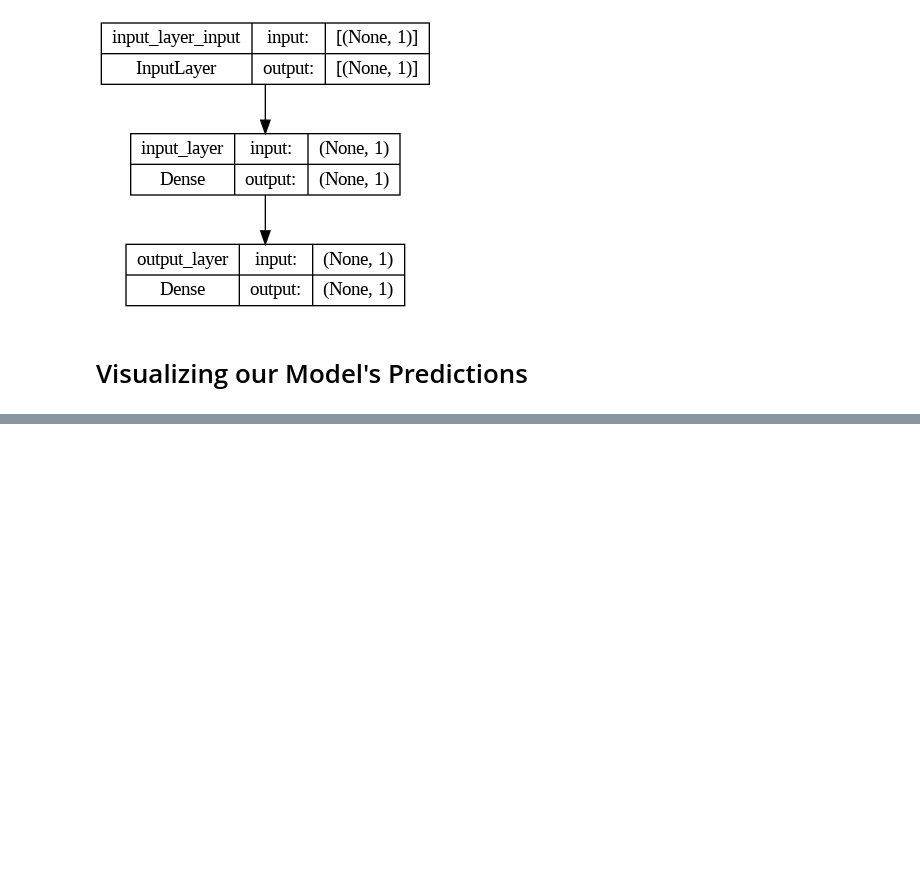
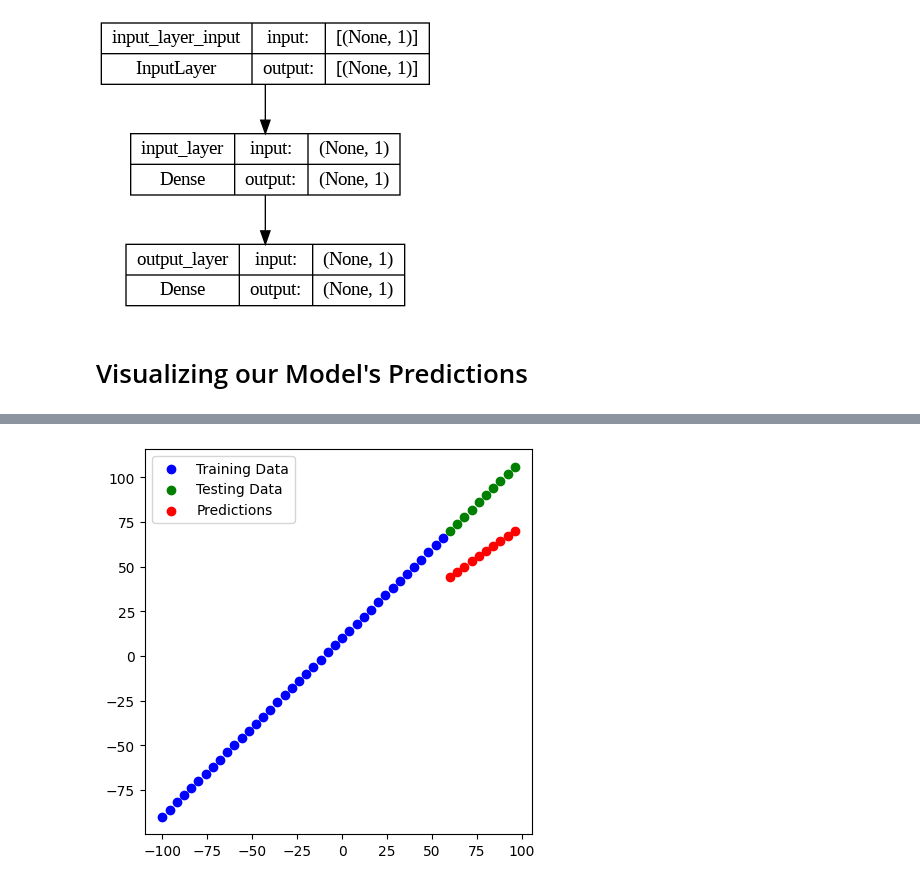
Before and after one commit to MusadaqTanvir/TensforFlowCodes, a Jupyter notebook: 01_Neural_Network_with_TF.ipynb, the cells around one changed output, grey strips where cells are left out. Cells and saved outputs as stored; diff of their text form; code cells hidden in the pictures; blank space fills up the shorter version.

```diff
--- a/01_Neural_Network_with_TF.ipynb
+++ b/01_Neural_Network_with_TF.ipynb
@@ -354,0 +461,3 @@ plot_model(model=model,show_shapes=True)
+# %%
+y_predictions = tf.squeeze(tf.constant(y_predictions))
+y_predictions
@@ -354,0 +474,5 @@ plot_model(model=model,show_shapes=True)
+# %%
+# Mean Square Error
+m = tf.metrics.MeanSquaredError()
+m.update_state(y_test,y_predictions)
+m.result().numpy()
@@ -354,0 +493,10 @@ plot_model(model=model,show_shapes=True)
+# %%
+# Creating a Model
+model_1 = tf.keras.Sequential([
+    tf.keras.layers.Dense(units=1)
+],name="Model_1")
+
+# Compile the Model
+model_1.compile(loss=tf.keras.losses.mae,optimizer=tf.keras.optimizers.SGD(),metrics=['mae'])
+
+model_1.fit(X_train,y_train,epochs=100)
@@ -354,0 +522,4 @@ plot_model(model=model,show_shapes=True)
+# %%
+y_pred = model_1.predict([X_test])
+plot_predictions(X_train,y_train,X_test,y_test,y_pred)
+# %% [output]
@@ -354,0 +528 @@ plot_model(model=model,show_shapes=True)
+[figure, added]
```
Also changed, not shown: parts of 58 cells of this notebook.
